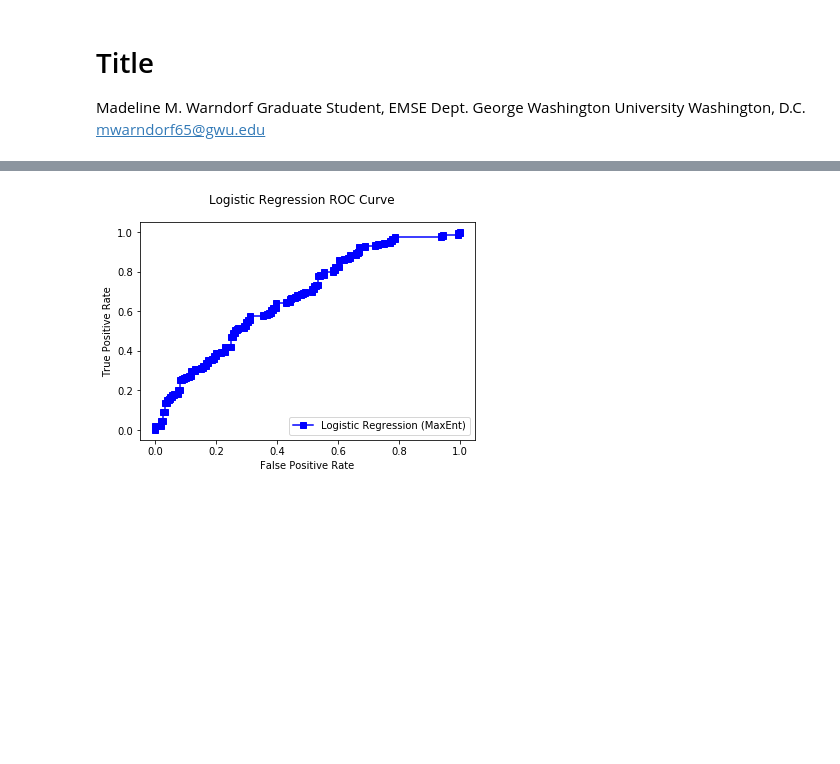
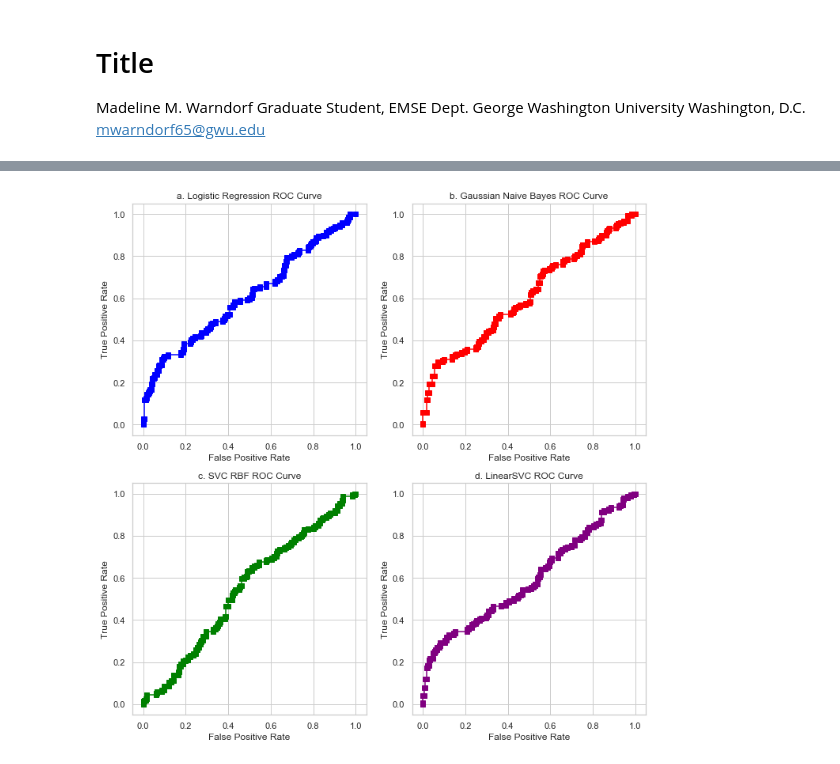
Before and after one commit to madelinew/EMSE6992_Machine_Learning, a Jupyter notebook: MMW_Final_Project.ipynb, the cells around one changed output, grey strips where cells are left out. Saved outputs shown, nothing was run; the diff lists cells and outputs as text; code cells hidden in the pictures; blank space fills up the shorter version.

```diff
--- a/MMW_Final_Project.ipynb
+++ b/MMW_Final_Project.ipynb
@@ -61,7 +180,8 @@ undersampled_df.to_csv("FARS_undersampled_df.csv", sep=",")
 # %%
 from sklearn.feature_extraction import DictVectorizer
 from sklearn import preprocessing
-
+from sklearn.preprocessing import StandardScaler
+d_col = ['statenum','day','month','year','landuse','age','bodytype','vfatcount','numoccs','modelyr']
 #Create data and target
 undersampled_df = pd.read_csv("FARS_undersampled_df.csv", sep = ",")
 undersampled_df = shuffle(undersampled_df)
@@ -72,12 +192,10 @@ far_dict_data = far_data.T.to_dict('dict').values()
 vectorizer = DictVectorizer(sparse=False)
 fardata = vectorizer.fit_transform(far_dict_data)
 
-#PREPROCESSING EACH FEATURE TO HAVE ZERO MEAN AND UNIT VARIANCE
-preprocessing.scale(fardata, copy=False)
 
 fars_target_raw = undersampled_df['cellphone_use']
 df_t = pd.get_dummies(fars_target_raw)
-far_target = df_t[1]
+far_target = df_t[0]
 
 fartarget = far_target.values
 
@@ -162,66 +375,76 @@ Best Parameters set:
 # %%
 from sklearn.metrics import roc_curve, auc
 import matplotlib.pyplot as plt
 import numpy as np
 from sklearn import metrics
+sns.set(style="white")
+sns.set(style="whitegrid", color_codes=True)
 #Setting test size to 20% of the data meaning it will be the last 333 entries.
 
-#MaxEnt
-log_reg = LogisticRegression(C = 0.1, solver = 'lbfgs', max_iter = 100)
-log_reg.fit(fardata[333:],fartarget[333:])
-
+#Logistic Regression
 lr_y_score = log_reg.predict_proba(fardata[:333])[:,1]
 
 f_positive, t_positive, thresholds = metrics.roc_curve(fartarget[:333],lr_y_score)
 lr_roc_auc = metrics.auc(f_positive, t_positive)
 
-fig = plt.figure()
-fig.suptitle('Logistic Regression ROC Curve')
-graph = fig.add_subplot(111)
-graph.plot(f_positive, t_positive, c='blue', marker="s", label="Logistic Regression (MaxEnt)")
-plt.legend(loc='lower right')
-plt.ylabel('True Positive Rate')
-plt.xlabel('False Positive Rate')
-plt.show()
-print("AUC for Logisitic Regression (MaxEnt): %.3f" % lr_roc_auc)
+
+fig, axes = plt.subplots(2, 2, figsize = (10,10))
+fig.subplots_adjust(top=0.99, left=.01, right=0.99,
+                    hspace=0.3, wspace=0.3)
+fig.figsize = (10,10)
+((ax1, ax2), (ax3, ax4)) = axes
+ax1.set_title('a. Logistic Regression ROC Curve')
+ax1.plot(f_positive, t_positive, c='blue', marker="s", label="Logistic Regression (MaxEnt)")
+ax1.set_ylabel('True Positive Rate')
+ax1.set_xlabel('False Positive Rate')
+
+
+
+#Gaussian Naive Bayes
+gnb_y_score = gnb.predict_log_proba(fardata[:333])[:,1]
+
+f_positive, t_positive, thresholds = metrics.roc_curve(fartarget[:333],gnb_y_score)
+gnb_roc_auc = metrics.auc(f_positive, t_positive)
+
+ax2.set_title('b. Gaussian Naive Bayes ROC Curve')
+ax2.plot(f_positive, t_positive, c='red', marker="s", label="Gaussian Naive Bayes")
+ax2.set_ylabel('True Positive Rate')
+ax2.set_xlabel('False Positive Rate')
+
 
 #SVC RBF
-svc = svm.SVC(C = 1, kernel = 'rbf', gamma = 0.1, max_iter = -1)
-svc.fit(fardata[333:],fartarget[333:])
-
 svc_y_score = svc.decision_function(fardata[:333])
 
 f_positive, t_positive, thresholds = metrics.roc_curve(fartarget[:333],svc_y_score)
 svc_roc_auc = metrics.auc(f_positive, t_positive)
 
-fig = plt.figure()
-fig.suptitle('SVC RBF ROC Curve')
-graph = fig.add_subplot(111)
-graph.plot(f_positive, t_positive, c='red', marker="s", label="SVC RBF")
-plt.legend(loc='lower right')
-plt.ylabel('True Positive Rate')
-plt.xlabel('False Positive Rate')
-plt.show()
-print("AUC for SVC RBF: %.3f" % svc_roc_auc)
+
+ax3.set_title('c. SVC RBF ROC Curve')
+ax3.plot(f_positive, t_positive, c='green', marker="s", label="SVC RBF")
+ax3.set_ylabel('True Positive Rate')
+ax3.set_xlabel('False Positive Rate')
 
 
-#Linear
-linear_svc_classifier = svm.LinearSVC(C = 100, max_iter = 5000)
-linear_svc_classifier.fit(fardata[333:],fartarget[333:])
 
+#LinearSVC
 y_score = linear_svc_classifier.decision_function(fardata[:333])
 
 f_positive, t_positive, thresholds = metrics.roc_curve(fartarget[:333],y_score)
 roc_auc = metrics.auc(f_positive, t_positive)
 
-fig = plt.figure()
-fig.suptitle('LinearSVC ROC Curve')
-graph = fig.add_subplot(111)
-graph.plot(f_positive, t_positive, c='green', marker="s", label="LinearSVC")
-plt.legend(loc='lower right')
-plt.ylabel('True Positive Rate')
-plt.xlabel('False Positive Rate')
+
+ax4.set_title('d. LinearSVC ROC Curve')
+ax4.plot(f_positive, t_positive, c='purple', marker="s", label="LinearSVC")
+ax4.set_ylabel('True Positive Rate')
+ax4.set_xlabel('False Positive Rate')
+plt.tight_layout()
 plt.show()
+
+
+
+print("AUC for Logisitic Regression (MaxEnt): %.3f" % lr_roc_auc)
+print("AUC for Gaussian Naive Bayes: %.3f" % gnb_roc_auc)
+print("AUC for SVC RBF: %.3f" % svc_roc_auc)
 print("AUC for LinearSVC: %.3f" % roc_auc)
 # %% [output]
-[figure, old version]
+[figure, new version]
```
Also changed, not shown: parts of 25 cells of this notebook, 32 other files.
